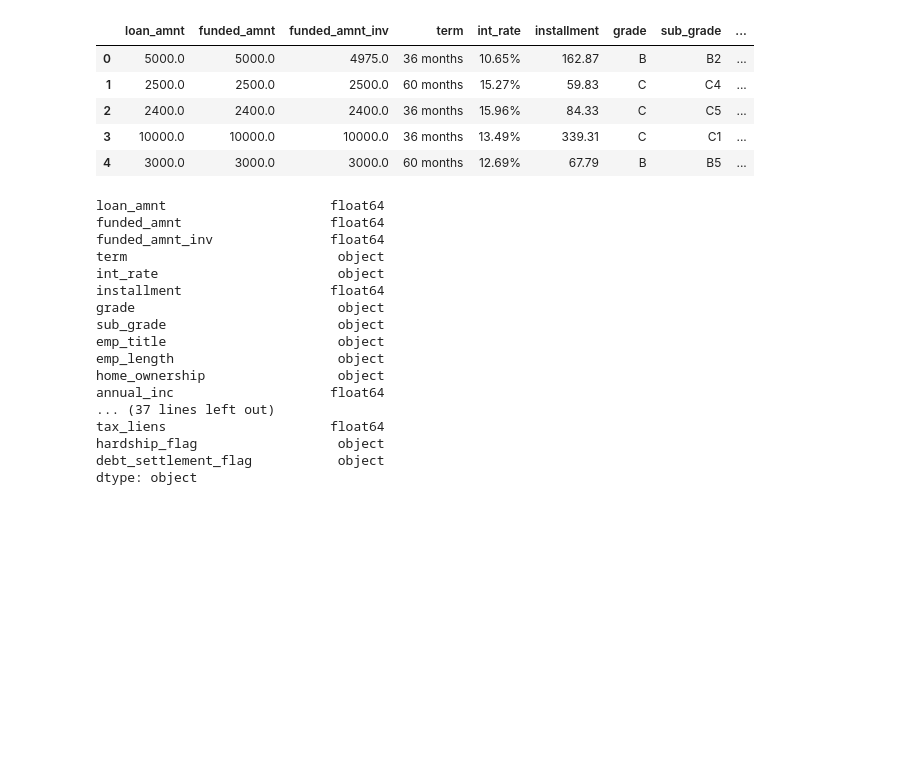
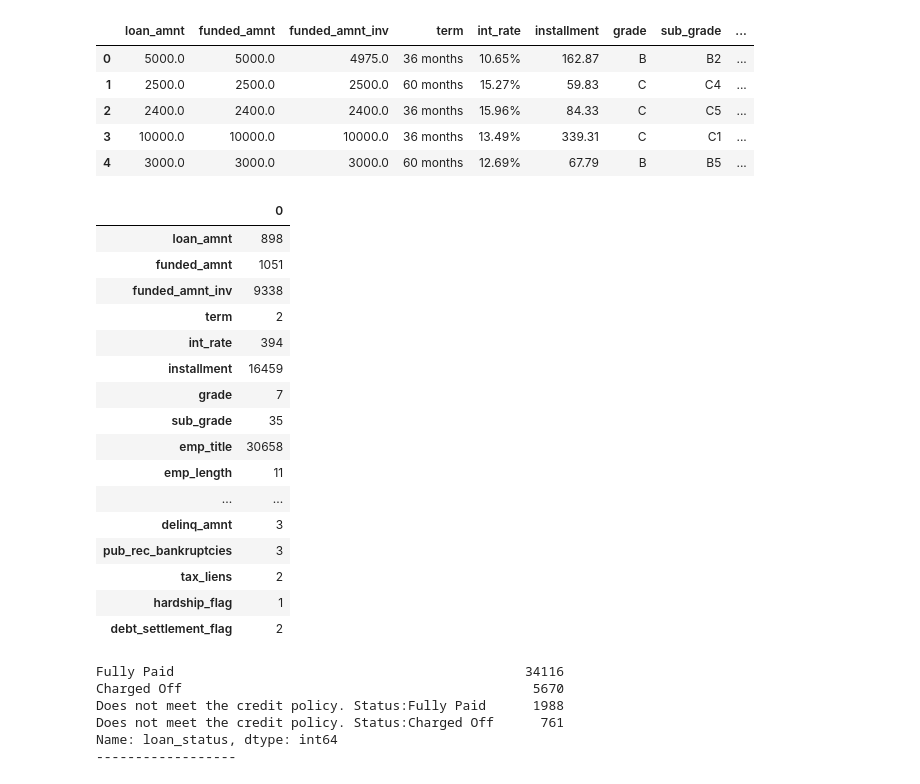
Before and after one commit to shashikumar2010s/AT-T, a Jupyter notebook: EDA.ipynb, the cells around one changed output. Cells and saved outputs as stored; diff of their text form; code cells hidden in the pictures; blank space fills up the shorter version.

```diff
--- a/EDA.ipynb
+++ b/EDA.ipynb
@@ -114,23 +96,36 @@ loan_stat_df.head()
 | 2 | 2400.0 | 2400.0 | 2400.0 | 36 months | 15.96% | 84.33 | C | C5 | ... |
 | 3 | 10000.0 | 10000.0 | 10000.0 | 36 months | 13.49% | 339.31 | C | C1 | ... |
 | 4 | 3000.0 | 3000.0 | 3000.0 | 60 months | 12.69% | 67.79 | B | B5 | ... |
-# %%
-loan_stat_df.dtypes
-# %% [output]
-loan_amnt                     float64
-funded_amnt                   float64
-funded_amnt_inv               float64
-term                           object
-int_rate                       object
-installment                   float64
-grade                          object
-sub_grade                      object
-emp_title                      object
-emp_length                     object
-home_ownership                 object
-annual_inc                    float64
-... (37 lines left out)
-tax_liens                     float64
-hardship_flag                  object
-debt_settlement_flag           object
-dtype: object
+# %%
+loan_stat_df.nunique().to_frame() #number of unique values in all columns
+# loan_stat_df['emp_title'].value_counts().to_frame()
+# %% [output]
+|  | 0 |
+| loan_amnt | 898 |
+| funded_amnt | 1051 |
+| funded_amnt_inv | 9338 |
+| term | 2 |
+| int_rate | 394 |
+| installment | 16459 |
+| grade | 7 |
+| sub_grade | 35 |
+| emp_title | 30658 |
+| emp_length | 11 |
+| ... | ... |
+| delinq_amnt | 3 |
+| pub_rec_bankruptcies | 3 |
+| tax_liens | 2 |
+| hardship_flag | 1 |
+| debt_settlement_flag | 2 |
+# %%
+print(loan_stat_df['loan_status'].value_counts())
+# assuming "Does not meet the credit policy. Status:Fully Paid" and "Does not meet the credit policy. Status:Charged Off" as "Fully Paid" and  "Charged Off"
+print("------------------")
+# loan_stat_df.loc[loan_stat_df['loan_status'] == "Does not meet the credit policy. Status:Fully Paid", 'loan_status_altered'] = 'Fully Paid'
+# %% [output]
+Fully Paid                                             34116
+Charged Off                                             5670
+Does not meet the credit policy. Status:Fully Paid      1988
+Does not meet the credit policy. Status:Charged Off      761
+Name: loan_status, dtype: int64
+------------------
```
Also changed, not shown: parts of 5 cells of this notebook.
